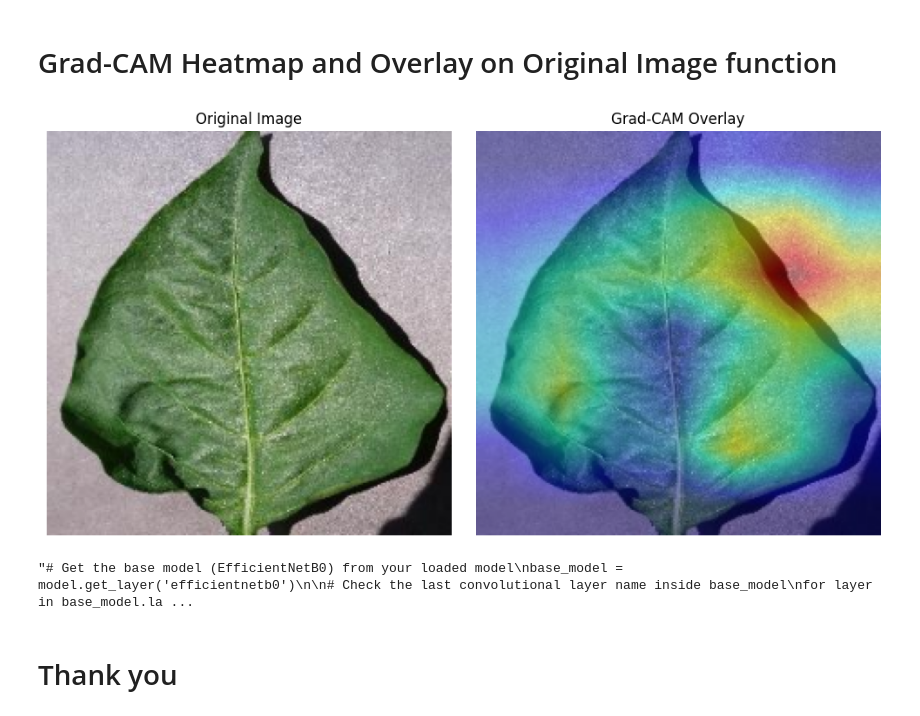
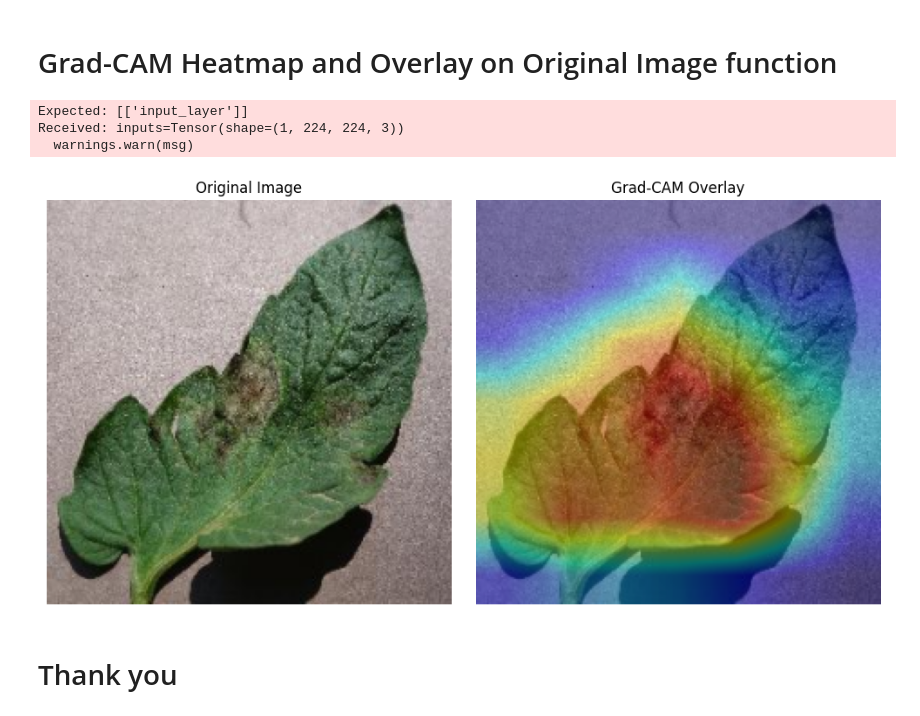
Before and after one commit to Nikhil5566/EDA-Repo, a Jupyter notebook: MSc_Project_N1217583.ipynb, the cells around one changed output. Cells and saved outputs as stored; diff of their text form; code cells hidden in the pictures.

```diff
--- a/MSc_Project_N1217583.ipynb
+++ b/MSc_Project_N1217583.ipynb
@@ -79,7 +79,7 @@ for class_name in os.listdir(plantvillage_path):
 # Creating a dictionary to hold all image paths by class
 dataset = defaultdict(list)
 
-max_images_per_class = 600 # Example value, adjust as needed
+max_images_per_class = 1000
 
 for class_name in os.listdir(plantvillage_path):
     class_path = os.path.join(plantvillage_path, class_name)
@@ -508,7 +490,7 @@ def make_gradcam_heatmap(img_array, model, last_conv_layer_name, pred_index=None
 # Generating Heatmap and Overlay on Original Image
 
 # Path to image
-img_path = '/content/drive/MyDrive/Final Project Dataset/PlantVillage/Pepper__bell___healthy/00100ffa-095e-4881-aebf-61fe5af7226e___JR_HL 7886.JPG'
+img_path = '/content/drive/MyDrive/Final Project Dataset/PlantVillage/Tomato_Late_blight/005e3b43-9050-47da-9498-f9ecdcc703b3___RS_Late.B 5104.JPG'
 
 # Load and preprocess image using cv2 for easier heatmap overlay later
 img = cv2.imread(img_path)
@@ -558,34 +540,36 @@ def make_gradcam_heatmap(img_array, full_model, target_layer_name, pred_index=No
 heatmap = make_gradcam_heatmap(img_array, model, last_conv_layer_name)
 
 # Resize and color the heatmap
 heatmap_resized = cv2.resize(heatmap, (img.shape[1], img.shape[0]))
 heatmap_colored = cv2.applyColorMap(np.uint8(255 * heatmap_resized), cv2.COLORMAP_JET)
 
 # Superimpose
 # Convert img to float for calculation if it's not already
 img_float = img.astype(np.float32)
 
 # Overlay the heatmap on the original image
 # Adjust the alpha values (0.4 and 0.6) to control transparency
 superimposed_img = heatmap_colored * 0.4 + img_float * 0.6
 # Clip values to the valid range [0, 255] and convert back to uint8
 superimposed_img = np.uint8(np.clip(superimposed_img, 0, 255))
 
 # Plot original and overlay
 plt.figure(figsize=(10, 5))
 plt.subplot(1, 2, 1)
 plt.title("Original Image")
 plt.imshow(cv2.cvtColor(img, cv2.COLOR_BGR2RGB))
 plt.axis('off')
 
 plt.subplot(1, 2, 2)
 plt.title("Grad-CAM Overlay")
 plt.imshow(cv2.cvtColor(superimposed_img, cv2.COLOR_BGR2RGB))
 plt.axis('off')
 plt.tight_layout()
 plt.show()
 # %% [output]
+Expected: [['input_layer']]
+Received: inputs=Tensor(shape=(1, 224, 224, 3))
+  warnings.warn(msg)
-[figure, old version]
+[figure, new version]
-"# Get the base model (EfficientNetB0) from your loaded model\nbase_model = model.get_layer('efficientnetb0')\n\n# Check the last convolutional layer name inside base_model\nfor layer in base_model.la ...
 # %% [markdown]
 # Thank you
```
Also changed, not shown: parts of 14 cells of this notebook.
